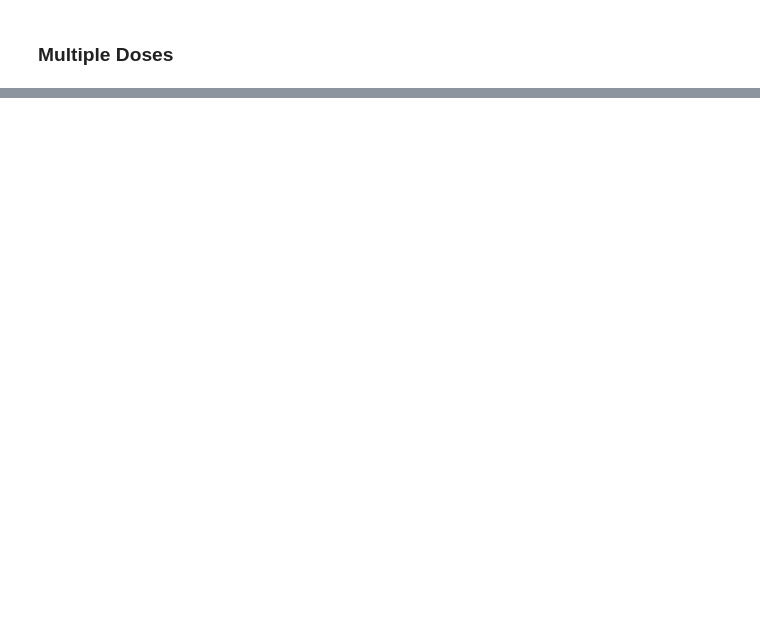
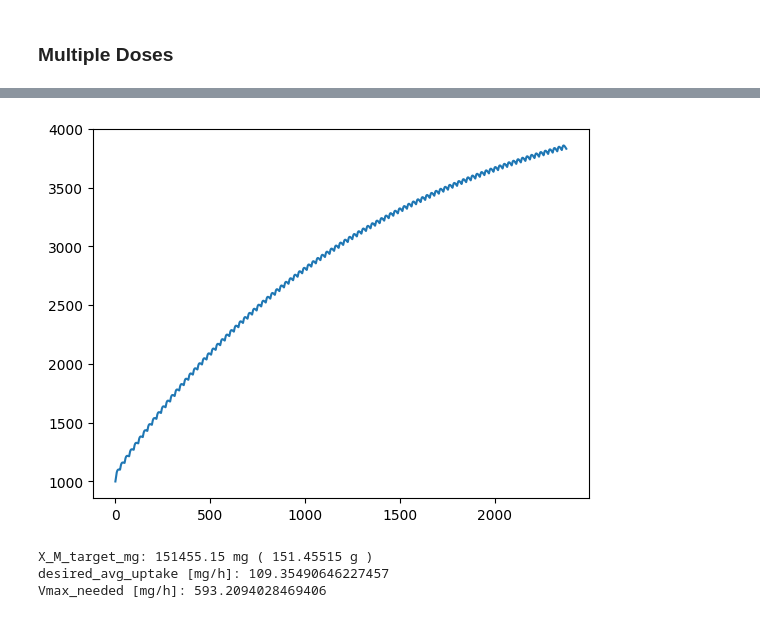
Before and after one commit to dropoftherain/Creatine_Saturation_Calculator, a Jupyter notebook: ODE_try.ipynb, the cells around one changed output, grey strips where cells are left out. Saved outputs shown, nothing was run; the diff lists cells and outputs as text; code cells hidden in the pictures; blank space fills up the shorter version.

```diff
--- a/ODE_try.ipynb
+++ b/ODE_try.ipynb
@@ -202,0 +208,36 @@ plt.show()
+# %%
+plt.plot(concatenated_time, X_M_sol, label='Muscle amount (X_M)')
+plt.show()
+# %% [output]
+[figure, added]
+# %%
+# constants
+mol_weight_creatine_mg_per_mmol = 131.13
+
+# user/literature inputs
+mmol_per_kg_DM_target = 165.0   # literat. plateau (mmol/kg dry mass)
+dry_fraction = 0.25             # suchá hmota / mokrá hmota (odhad)
+muscle_mass_kg = 0.40 * 70  # napr. 40% z hmotnosti
+k_loss = np.log(2) / (40*24)    # t_half 40 dní
+
+# convert to mg total
+mmol_per_kg_wet = mmol_per_kg_DM_target * dry_fraction
+mg_per_kg_wet = mmol_per_kg_wet * mol_weight_creatine_mg_per_mmol
+X_M_target_mg = mg_per_kg_wet * muscle_mass_kg
+
+print("X_M_target_mg:", X_M_target_mg, "mg (", X_M_target_mg/1000, "g )")
+
+# desired average uptake (mg/h)
+desired_avg_uptake = X_M_target_mg * k_loss
+
+# mean_C_P from simulation (mg/L)
+mean_C_P = np.mean(C_P_all)  # alebo z existujucich dat
+
+# required Vmax_M
+Vmax_needed = desired_avg_uptake * (K_M_M + mean_C_P) / mean_C_P
+print("desired_avg_uptake [mg/h]:", desired_avg_uptake)
+print("Vmax_needed [mg/h]:", Vmax_needed)
+# %% [output]
+X_M_target_mg: 151455.15 mg ( 151.45515 g )
+desired_avg_uptake [mg/h]: 109.35490646227457
+Vmax_needed [mg/h]: 593.2094028469406
```
Also changed, not shown: parts of 13 cells of this notebook, 2 other files.
